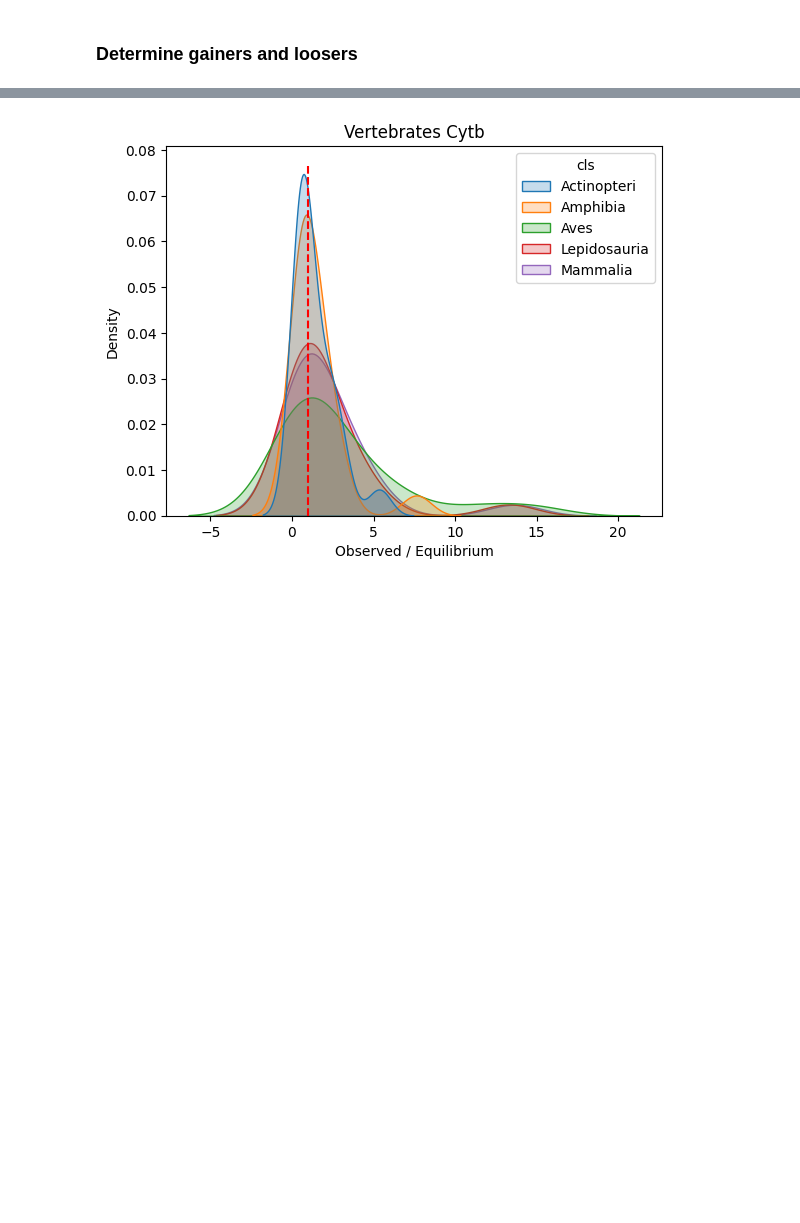
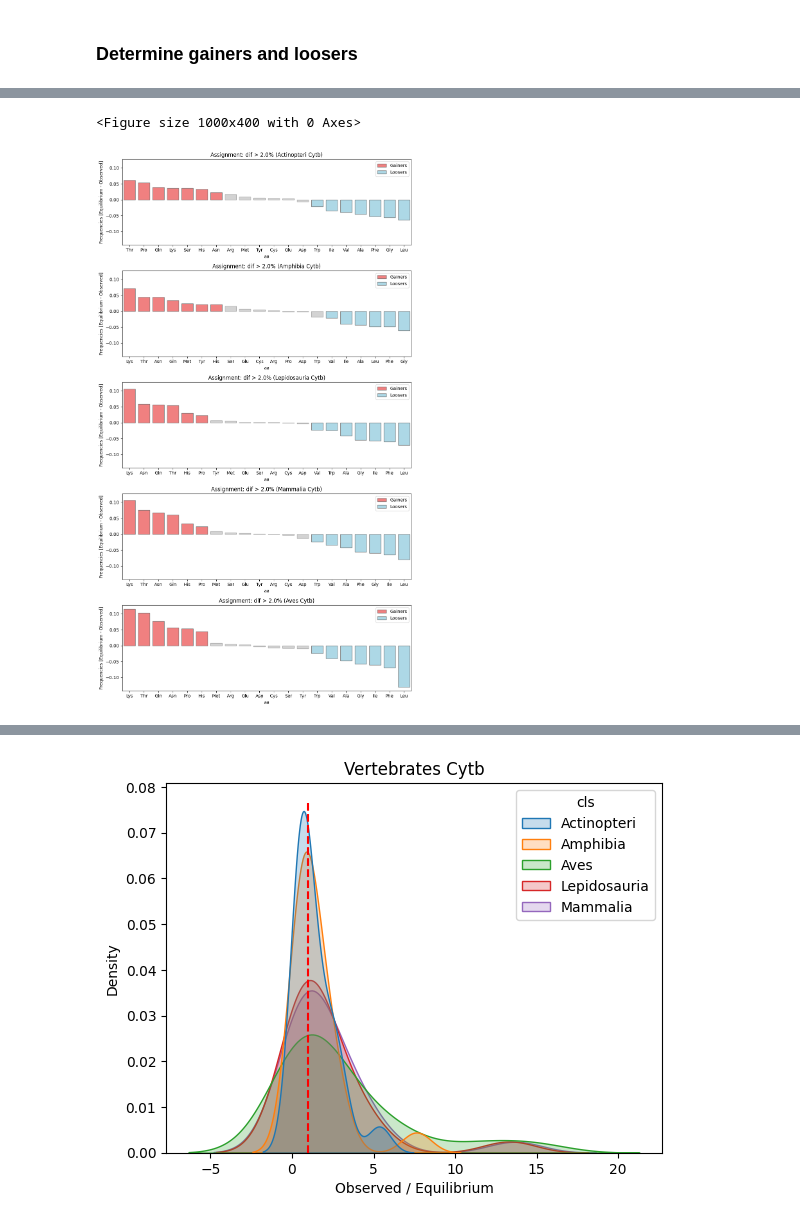
Before and after one commit to mitoclub/AminoAcidShift, a Jupyter notebook: eq_freqs/prepare_data_for_aa_shift.ipynb, the cells around one changed output, grey strips where cells are left out. Saved outputs shown, nothing was run; the diff lists cells and outputs as text; code cells hidden in the pictures; blank space fills up the shorter version.

Commit message:
assign labels and init script for exp aa sbs

```diff
--- a/eq_freqs/prepare_data_for_aa_shift.ipynb
+++ b/eq_freqs/prepare_data_for_aa_shift.ipynb
@@ -527,0 +430,6 @@ Aves: 0.06, p-value: 0.81
+# %%
+aa_freqs_div = df_aa.merge(obs_aa_freqs.groupby(['cls', 'aa']).freq.mean().reset_index(),
+                                on=['cls','aa'], suffixes=('_eq', '_obs'))
+aa_freqs_div['div'] = (aa_freqs_div.freq_eq - aa_freqs_div.freq_obs)# / aa_freqs_div.freq_eq
+aa_freqs_div = aa_freqs_div.sort_values(['cls', 'div'], ascending=False)
+aa_freqs_div.head(10)
@@ -527,0 +448,32 @@ Aves: 0.06, p-value: 0.81
+# %%
+THRESHOLD = 0.02
+
+plt.figure(figsize=(10, 4))
+loosers_lst = []
+gainers_lst = []
+fig, axs = plt.subplots(5, 1, figsize=(10, 3.5*5), sharey=True)
+for i, _cls in enumerate(order[::-1]):
+    ax = sns.barplot(data=aa_freqs_div[aa_freqs_div['cls'] == _cls], ax=axs[i],
+                     x='aa', y='div', color='lightgray', edgecolor=".65")
+    for j, bar in enumerate(ax.patches):
+        if bar.get_height() > THRESHOLD:
+            gainers_lst.append(ax.get_xticklabels()[j].get_text())
+            bar.set_color('lightcoral')
+            bar.set_edgecolor('0.45')
+        if bar.get_height() < -THRESHOLD:
+            loosers_lst.append(ax.get_xticklabels()[j].get_text())
+            bar.set_color('lightblue')
+            bar.set_edgecolor('0.45')
+
+    ax.legend([plt.Rectangle((0,0),1,1,fc="lightcoral", edgecolor = '0.45'),
+                plt.Rectangle((0,0),1,1,fc='lightblue', edgecolor = '0.45')],
+            ['Gainers', 'Loosers'], loc='upper right')
+
+    ax.set_title(f'Assignment: dif > {THRESHOLD*100:.1f}% ({_cls} Cytb)')
+    ax.set_ylabel('Frequencies [Equilibrium - Observed]')
+
+plt.tight_layout()
+plt.savefig('figures/aa_diff_freqs_5cls_cytb.pdf', bbox_inches='tight');
+# %% [output]
+<Figure size 1000x400 with 0 Axes>
+[figure, added]
```
Also changed, not shown: parts of 17 cells of this notebook, 4 other files.
